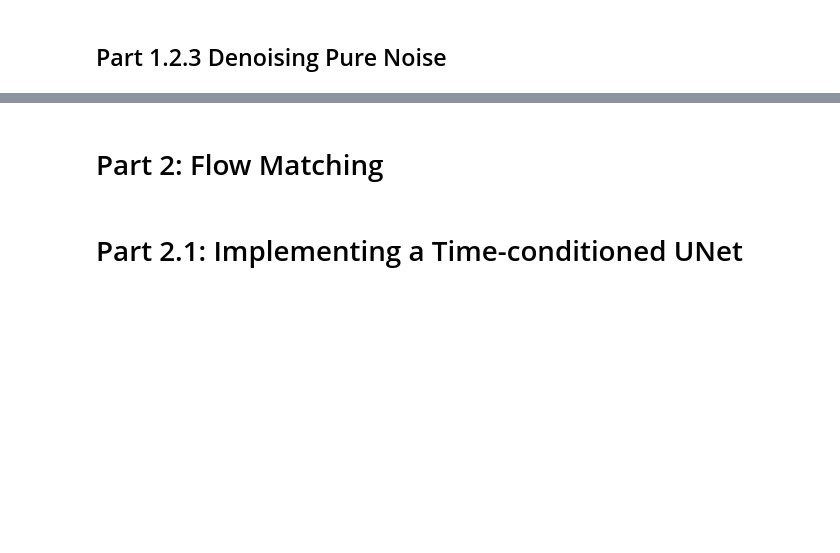
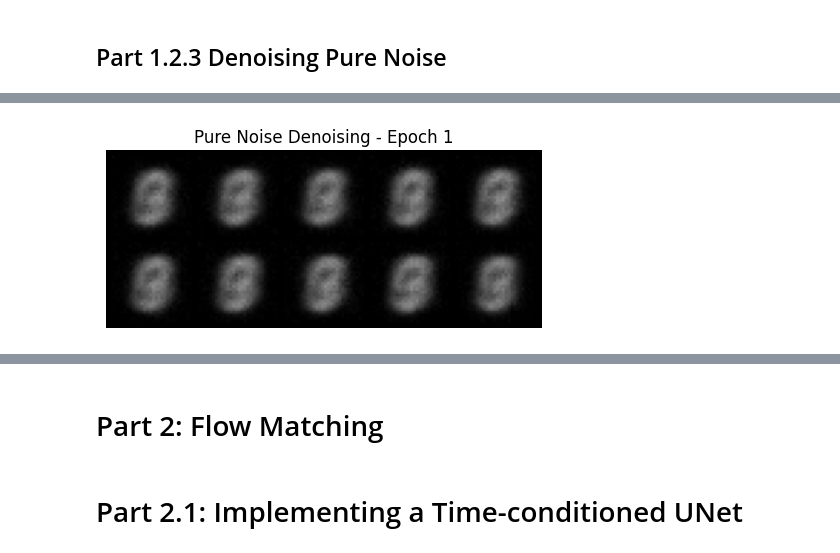
Before and after one commit to RishbhaJain/computer-vision-cs280A, a Jupyter notebook: partb.ipynb, the cells around one changed output, grey strips where cells are left out. Drawn from its saved outputs; the diff is of its cells as text; code cells hidden in the pictures; blank space fills up the shorter version.

```diff
--- a/partb.ipynb
+++ b/partb.ipynb
@@ -432,0 +452,87 @@ raise NotImplementedError('Implement the pure-noise experiment')
+# %%
+# Section 1.2.3: train a fresh D=128 UNet for 5 epochs, Adam lr=1e-4,
+# batch size 256. Input is independent Gaussian noise, target is a clean digit.
+# Plot losses, show held-out results at epochs 1 and 5, and explain averaging.
+
+# 1.2.3 Train a UNet to denoise pure Gaussian noise
+
+from pathlib import Path
+from tqdm.auto import tqdm
+
+checkpoint_dir = Path("checkpoints")
+checkpoint_dir.mkdir(exist_ok=True)
+
+pure_noise_model = UnconditionalUNet(
+    in_channels=1,
+    num_hiddens=128
+).to(device)
+
+optimizer = torch.optim.Adam(
+    pure_noise_model.parameters(),
+    lr=1e-4
+)
+
+criterion = nn.MSELoss()
+train_loader = make_loader(batch_size=256)
+
+num_epochs = 5
+losses = []
+
+# Fixed noise so we can compare epoch 1 vs epoch 5
+fixed_noise = torch.randn(10, 1, 28, 28, device=device)
+
+for epoch in range(num_epochs):
+    pure_noise_model.train()
+    epoch_losses = []
+
+    for images, labels in tqdm(
+        train_loader, desc=f"Epoch {epoch + 1}"
+    ):
+        images = images.to(device)
+
+        # Pure noise, independent of the clean image
+        noise = torch.randn_like(images)
+
+        # Predict a clean image from pure noise
+        prediction = pure_noise_model(noise)
+
+        loss = criterion(prediction, images)
+
+        optimizer.zero_grad()
+        loss.backward()
+        optimizer.step()
+
+        losses.append(loss.item())
+        epoch_losses.append(loss.item())
+
+    print(
+        f"Epoch {epoch + 1}: "
+        f"Loss = {sum(epoch_losses)/len(epoch_losses):.4f}"
+    )
+
+    # Save model weights and optimizer state
+    torch.save({
+        "epoch": epoch + 1,
+        "model_state_dict": pure_noise_model.state_dict(),
+        "optimizer_state_dict": optimizer.state_dict(),
+        "losses": losses
+    }, checkpoint_dir / f"pure_noise_epoch_{epoch+1}.pth")
+
+    if epoch + 1 in [1, 5]:
+        pure_noise_model.eval()
+
+        with torch.no_grad():
+            generated = pure_noise_model(fixed_noise)
+
+        show_grid(
+            generated,
+            f"Pure Noise Denoising - Epoch {epoch+1}",
+            f"pure_noise_epoch_{epoch+1}.png",
+            nrow=5
+        )
+
+# Plot complete training loss
+loss_plot(losses, "pure_noise_denoising")
+
+# raise NotImplementedError('Implement the pure-noise experiment')
+# %% [output]
@@ -432,0 +540 @@ raise NotImplementedError('Implement the pure-noise experiment')
+[figure, added]
```
Also changed, not shown: parts of 12 cells of this notebook.
